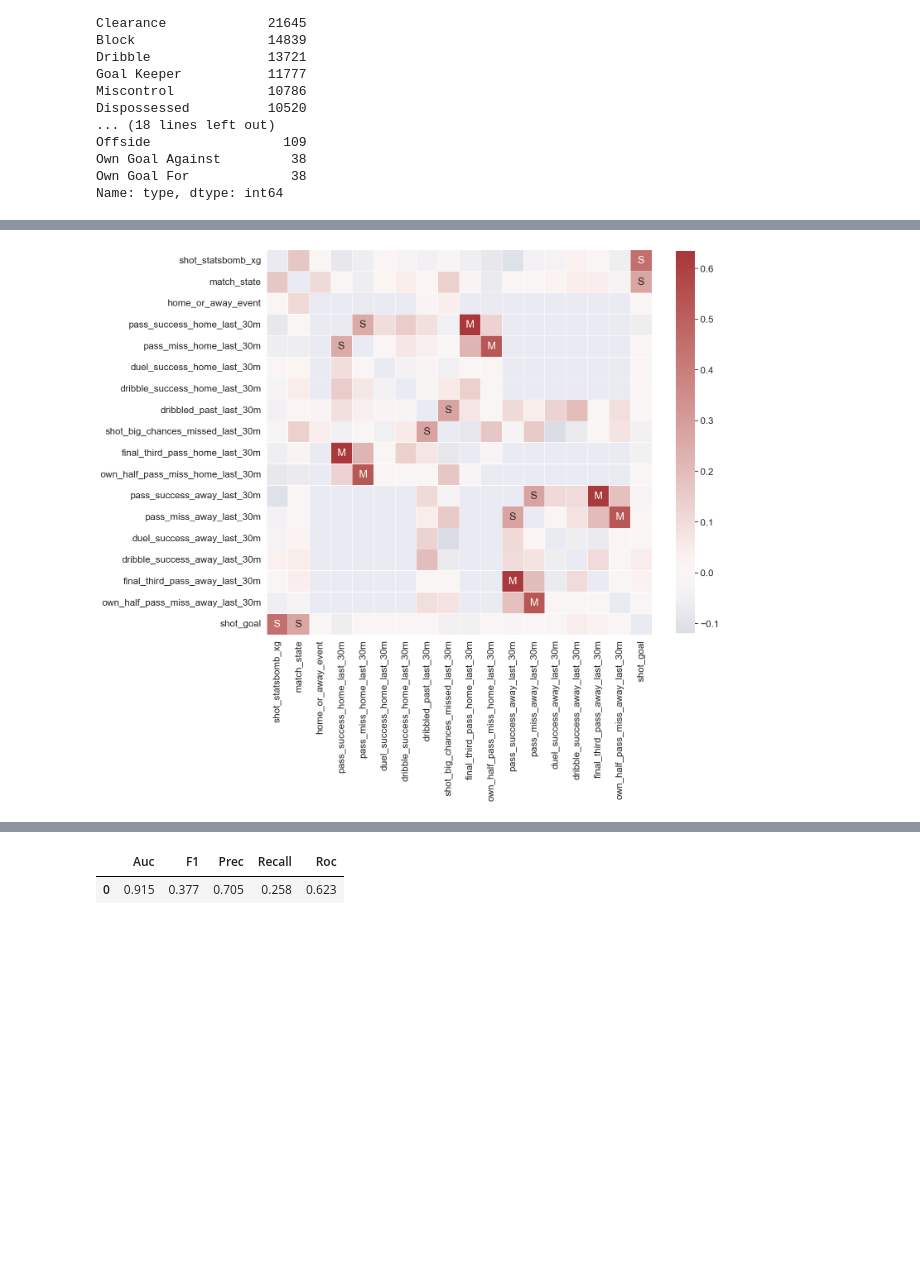
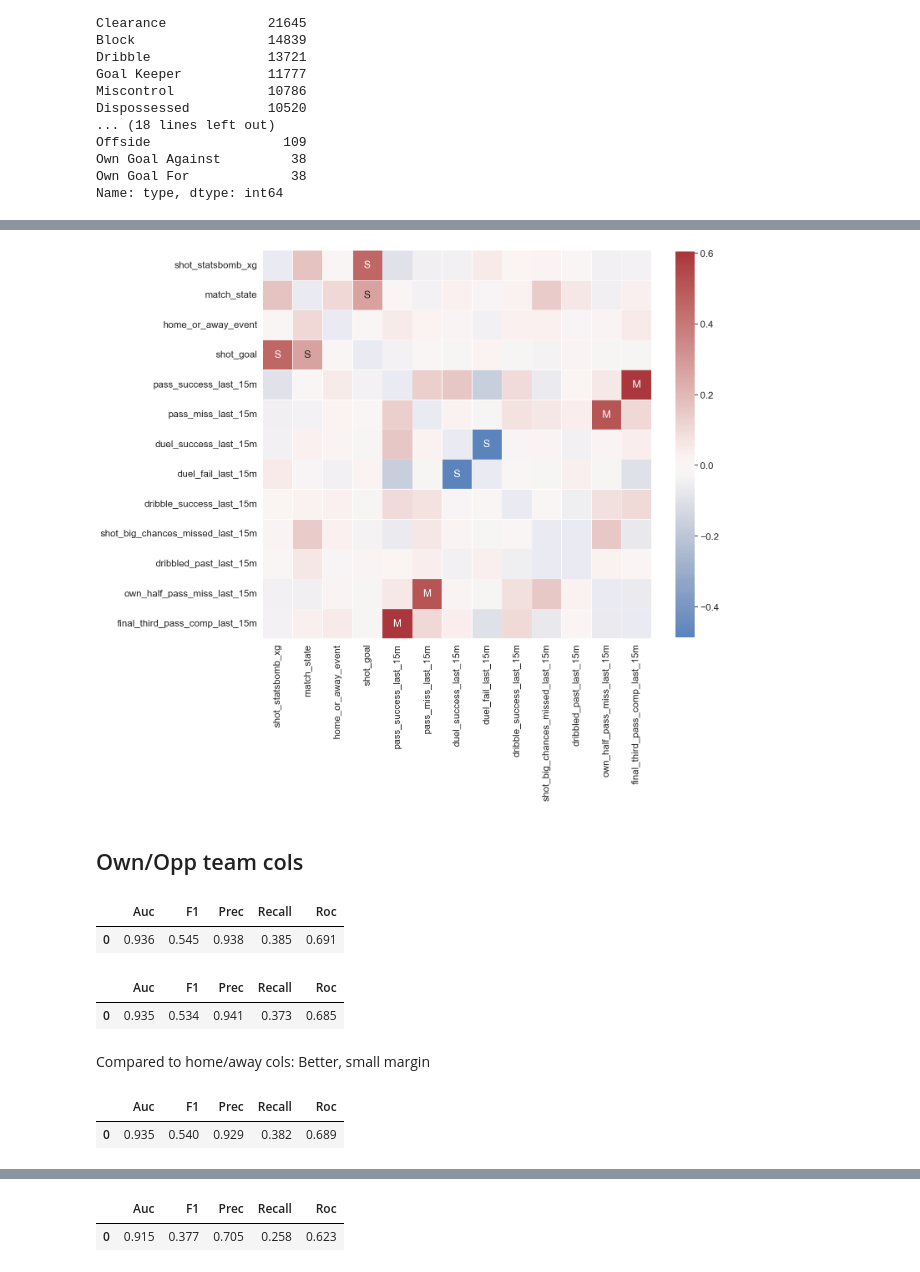
Before and after one commit to Kavdee/Diploma, a Jupyter notebook: dipterv_EDA.ipynb, the cells around one changed output, grey strips where cells are left out. Saved outputs shown, nothing was run; the diff lists cells and outputs as text; code cells hidden in the pictures; blank space fills up the shorter version.

```diff
--- a/dipterv_EDA.ipynb
+++ b/dipterv_EDA.ipynb
@@ -243,9 +237,36 @@ variables=['pass_success_home',"pass_miss_home","duel_success_home",'dribble_suc
 # %%
 df_xg=df.copy()
 scoring_model_cols=["shot_statsbomb_xg","match_state","home_or_away_event","shot_goal"]
-minutes=30
-for column in variables:
-    df_xg=last_X_summary(df_30,column,minutes)
+minutes=15
+for column in player_vars:
+    df_xg=last_X_summary_player(df_xg,column,minutes)
     scoring_model_cols.append(column+'_last_'+str(minutes)+'m')
+
+for column in team_vars:
+    df_xg=last_X_summary_team(df_xg,column,minutes)
-# %%
-scoring_model_cols.append("shot_goal")
+# %%
+df_xg["pass_success_own_last_15m"]=np.where(df_xg["home_or_away_event"]==1,df_xg["pass_success_home_last_15m_team"],df_xg["pass_success_away_last_15m_team"])
+df_xg["pass_success_opp_last_15m"]=np.where(df_xg["home_or_away_event"]==-1,df_xg["pass_success_home_last_15m_team"],df_xg["pass_success_away_last_15m_team"])
+
+df_xg["pass_miss_own_last_15m"]=np.where(df_xg["home_or_away_event"]==1,df_xg["pass_miss_home_last_15m_team"],df_xg["pass_miss_away_last_15m_team"])
+df_xg["pass_miss_opp_last_15m"]=np.where(df_xg["home_or_away_event"]==-1,df_xg["pass_miss_home_last_15m_team"],df_xg["pass_miss_away_last_15m_team"])
+
+df_xg["dribble_success_own_last_15m"]=np.where(df_xg["home_or_away_event"]==1,df_xg["dribble_success_home_last_15m_team"],df_xg["dribble_success_away_last_15m_team"])
+df_xg["dribble_sucess_opp_last_15m"]=np.where(df_xg["home_or_away_event"]==-1,df_xg["dribble_success_home_last_15m_team"],df_xg["dribble_success_away_last_15m_team"])
+
+df_xg["duel_success_own_last_15m"]=np.where(df_xg["home_or_away_event"]==1,df_xg["duel_success_home_last_15m_team"],df_xg["duel_success_away_last_15m_team"])
+df_xg["duel_success_opp_last_15m"]=np.where(df_xg["home_or_away_event"]==-1,df_xg["duel_success_home_last_15m_team"],df_xg["duel_success_away_last_15m_team"])
+
+df_xg["shot_big_chances_missed_own_last_15m"]=np.where(df_xg["home_or_away_event"]==1,df_xg["shot_big_chances_missed_home_last_15m_team"],df_xg["shot_big_chances_missed_away_last_15m_team"])
+df_xg["shot_big_chances_missed_opp_last_15m"]=np.where(df_xg["home_or_away_event"]==-1,df_xg["shot_big_chances_missed_home_last_15m_team"],df_xg["shot_big_chances_missed_away_last_15m_team"])
+
+df_xg["final_third_pass_own_last_15m"]=np.where(df_xg["home_or_away_event"]==1,df_xg["final_third_pass_home_last_15m_team"],df_xg["final_third_pass_away_last_15m_team"])
+df_xg["final_third_pass_opp_last_15m"]=np.where(df_xg["home_or_away_event"]==-1,df_xg["final_third_pass_home_last_15m_team"],df_xg["final_third_pass_away_last_15m_team"])
+
+df_xg["own_half_pass_miss_own_last_15m"]=np.where(df_xg["home_or_away_event"]==1,df_xg["own_half_pass_miss_home_last_15m_team"],df_xg["own_half_pass_miss_away_last_15m_team"])
+df_xg["own_half_pass_miss_opp_last_15m"]=np.where(df_xg["home_or_away_event"]==-1,df_xg["own_half_pass_miss_home_last_15m_team"],df_xg["own_half_pass_miss_away_last_15m_team"])
+
+df_xg["opp_half_pass_comp_own_last_15m"]=np.where(df_xg["home_or_away_event"]==1,df_xg["opp_half_pass_comp_home_last_15m_team"],df_xg["opp_half_pass_comp_away_last_15m_team"])
+df_xg["opp_half_pass_comp_opp_last_15m"]=np.where(df_xg["home_or_away_event"]==-1,df_xg["opp_half_pass_comp_home_last_15m_team"],df_xg["opp_half_pass_comp_away_last_15m_team"])
+
+##field tilt helye
@@ -252,2 +277,2 @@ scoring_model_cols.append("shot_goal")
 # %%
-model_xg_30=df_30[df_30["type"]=="Shot"][scoring_model_cols].drop("shot_goal_last_30m",axis=1)
+model_xg_15_player=df_xg[df_xg["type"]=="Shot"][scoring_model_cols].drop(["shot_goal_last_15m"],axis=1)
@@ -263,19 +290,21 @@ model_xg_30.head()
 # %%
 #Feature correlation
 
 # Computes feature correlation
-df_corr = model_xg_30.corr(method="pearson")
+df_corr = model_xg_15_player.corr(method="pearson")
 
 # Create labels for the correlation matrix
 labels = np.where(np.abs(df_corr)>0.75, "H",
                   np.where(np.abs(df_corr)>0.5, "M",
                            np.where(np.abs(df_corr)>0.25, "S", "")))
 
 # Plot correlation matrix
 plt.figure(figsize=(15, 15))
 sns.set(font_scale=1.5)
 sns.heatmap(df_corr, mask=np.eye(len(df_corr)), square=True,
             center=0, annot=labels, fmt='', linewidths=.5,
             cmap="vlag", cbar_kws={"shrink": 0.8},);
 # %% [output]
-[figure, old version]
+[figure, new version]
+# %% [markdown]
+<h2>Own/Opp team cols
@@ -281,0 +314,14 @@ sns.heatmap(df_corr, mask=np.eye(len(df_corr)), square=True,
+# %%
+model=RandomForestClassifier()
+evaluate_model(model_xg_15_all,model)##all
+# %% [output]
+|  | Auc | F1 | Prec | Recall | Roc |
+| 0 | 0.936 | 0.545 | 0.938 | 0.385 | 0.691 |
+# %%
+model=xgboost.XGBRFClassifier()
+evaluate_model(model_xg_15_all,model)##all
+# %% [output]
+|  | Auc | F1 | Prec | Recall | Roc |
+| 0 | 0.935 | 0.534 | 0.941 | 0.373 | 0.685 |
+# %% [markdown]
+Compared to home/away cols: Better, small margin
@@ -281,0 +332,11 @@ sns.heatmap(df_corr, mask=np.eye(len(df_corr)), square=True,
+# %%
+model=VotingClassifier(estimators=[
+    ('logistic', logistic_classifier),
+    ('tree', tree_classifier),
+    ('xg', xgb)
+], voting='soft')
+
+evaluate_model(model_xg_15_all,model)##all
+# %% [output]
+|  | Auc | F1 | Prec | Recall | Roc |
+| 0 | 0.935 | 0.540 | 0.929 | 0.382 | 0.689 |
```
Also changed, not shown: parts of 77 cells of this notebook.
